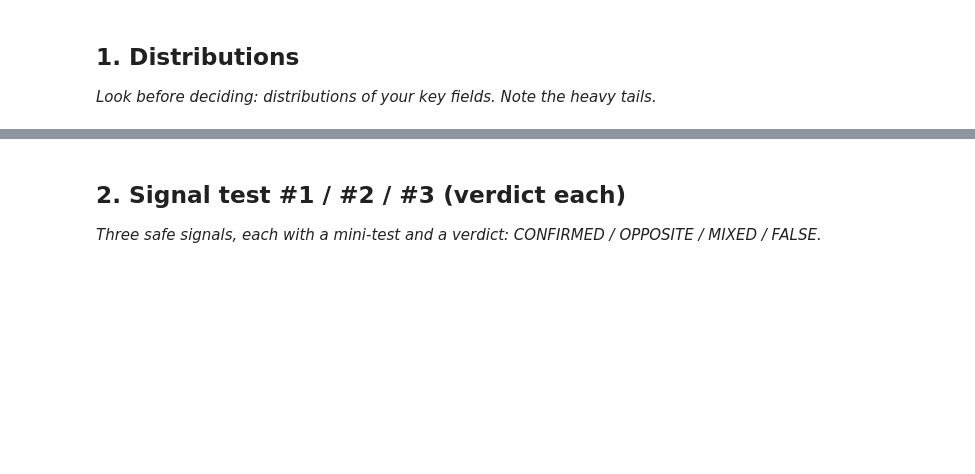
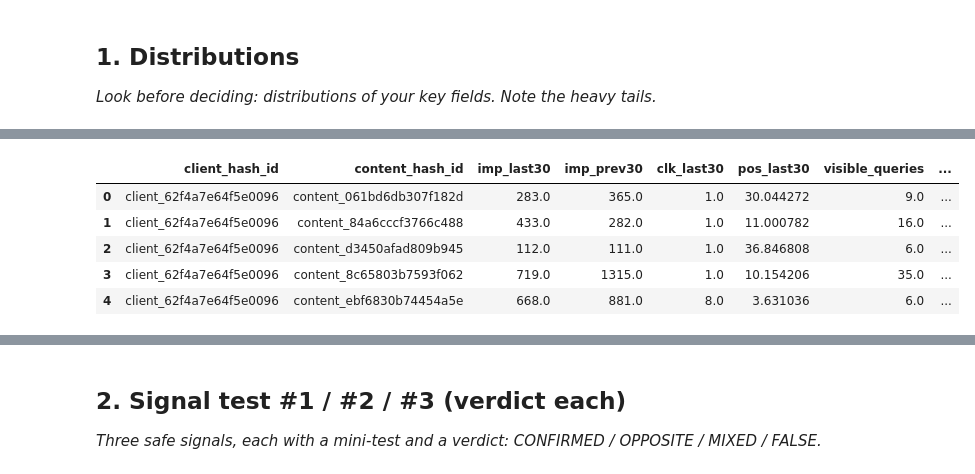
Before and after one commit to YomnaImad07/FlyRank-ML-Internship, a Jupyter notebook: work/notebooks/w04_signal_audit.ipynb, the cells around one changed output, grey strips where cells are left out. Cells and saved outputs as stored; diff of their text form; code cells hidden in the pictures; blank space fills up the shorter version.

```diff
--- a/work/notebooks/w04_signal_audit.ipynb
+++ b/work/notebooks/w04_signal_audit.ipynb
@@ -15,0 +13,89 @@ This skeleton is yours to fill. Work the sections **in order** — each one has
+# %%
+%pip -q install duckdb huggingface_hub
+
+import os, getpass
+HF_TOKEN = os.environ.get('HF_TOKEN')
+if not HF_TOKEN:
+    try:
+        from google.colab import userdata
+        HF_TOKEN = userdata.get('HF_TOKEN')
+    except Exception:
+        pass
+HF_TOKEN = HF_TOKEN or getpass.getpass('Paste your Hugging Face READ token (hf_...): ')
+
+import duckdb
+con = duckdb.connect()
+con.execute(f"CREATE OR REPLACE SECRET hf (TYPE huggingface, TOKEN '{HF_TOKEN}')")
+
+REL = 'hf://datasets/FlyRank/internship-warehouse'
+TABLES = {
+    'dim_clients':       f"read_parquet('{REL}/dim_clients.parquet')",
+    'dim_content':       f"read_parquet('{REL}/dim_content.parquet')",
+    'fact_daily':        f"read_parquet('{REL}/fact_content_daily_performance_sample.parquet')",
+    'fact_query_90d':    f"read_parquet('{REL}/fact_content_query_90d.parquet')",
+}
+
+# نافذة ديناميكية بناءً على المدى الزمني الفعلي (29 يوم متاحين -> half_window ≈ 14)
+span = con.sql(f"""
+    SELECT MIN(report_date) AS min_d, MAX(report_date) AS max_d,
+           DATEDIFF('day', MIN(report_date), MAX(report_date)) AS total_days
+    FROM {TABLES['fact_daily']}
+""").df()
+half_window = span['total_days'].iloc[0] // 2
+print("half_window:", half_window)
+
+FINAL_THRESHOLD = 100  # الأصلي شغال كويس بعد تصحيح الـ interval bug — 77,155 صف
+
+features = con.sql(f"""
+    WITH bounds AS (SELECT MAX(report_date) AS end_d FROM {TABLES['fact_daily']}),
+    windowed AS (
+        SELECT f.client_hash_id, f.content_hash_id,
+               SUM(CASE WHEN f.report_date >  b.end_d - INTERVAL {half_window} DAY THEN f.gsc_impressions ELSE 0 END) AS imp_last30,
+               SUM(CASE WHEN f.report_date <= b.end_d - INTERVAL {half_window} DAY THEN f.gsc_impressions ELSE 0 END) AS imp_prev30,
+               SUM(CASE WHEN f.report_date >  b.end_d - INTERVAL {half_window} DAY THEN f.gsc_clicks ELSE 0 END)      AS clk_last30,
+               AVG(CASE WHEN f.report_date >  b.end_d - INTERVAL {half_window} DAY THEN f.gsc_avg_position END)       AS pos_last30
+        FROM {TABLES['fact_daily']} f, bounds b
+        WHERE f.report_date > b.end_d - INTERVAL {half_window * 2} DAY
+        GROUP BY 1, 2
+        HAVING imp_prev30 >= {FINAL_THRESHOLD}
+    )
+    SELECT * FROM windowed
+""").df()
+
+qsignals = con.sql(f"""
+    SELECT content_hash_id,
+           ANY_VALUE(content_visible_query_count)     AS visible_queries,
+           ANY_VALUE(rare_impressions_share)          AS rare_share,
+           ANY_VALUE(anonymized_impressions_share)    AS anon_share,
+           MAX(impressions_90d)                       AS top_query_impressions,
+           SUM(impressions_90d)                       AS kept_impressions
+    FROM {TABLES['fact_query_90d']}
+    GROUP BY content_hash_id
+""").df()
+
+print(f'features: {len(features):,} rows | qsignals: {len(qsignals):,} rows')
+
+data = features.merge(qsignals, on='content_hash_id', how='left')
+
+volatility = con.sql(f"""
+    WITH bounds AS (SELECT MAX(report_date) AS end_d FROM {TABLES['fact_daily']})
+    SELECT f.content_hash_id, STDDEV(f.gsc_avg_position) AS position_volatility
+    FROM {TABLES['fact_daily']} f, bounds b
+    WHERE f.report_date > b.end_d - INTERVAL {half_window * 2} DAY
+    GROUP BY 1
+""").df()
+data = data.merge(volatility, on='content_hash_id', how='left')
+
+data['top_query_share'] = data['top_query_impressions'] / data['kept_impressions']
+
+fill_cols = ['visible_queries', 'rare_share', 'anon_share', 'top_query_share', 'position_volatility']
+data[fill_cols] = data[fill_cols].fillna(0)
+
+data['is_declining'] = (data['imp_last30'] < 0.8 * data['imp_prev30']).astype(int)
+
+feature_cols = ['imp_prev30', 'visible_queries', 'rare_share',
+                 'anon_share', 'top_query_share', 'position_volatility']
+
+print("data rows:", len(data))
+data.head()
+# %% [output]
@@ -15,0 +105,6 @@ This skeleton is yours to fill. Work the sections **in order** — each one has
+|  | client_hash_id | content_hash_id | imp_last30 | imp_prev30 | clk_last30 | pos_last30 | visible_queries | ... |
+| 0 | client_62f4a7e64f5e0096 | content_061bd6db307f182d | 283.0 | 365.0 | 1.0 | 30.044272 | 9.0 | ... |
+| 1 | client_62f4a7e64f5e0096 | content_84a6cccf3766c488 | 433.0 | 282.0 | 1.0 | 11.000782 | 16.0 | ... |
+| 2 | client_62f4a7e64f5e0096 | content_d3450afad809b945 | 112.0 | 111.0 | 1.0 | 36.846808 | 6.0 | ... |
+| 3 | client_62f4a7e64f5e0096 | content_8c65803b7593f062 | 719.0 | 1315.0 | 1.0 | 10.154206 | 35.0 | ... |
+| 4 | client_62f4a7e64f5e0096 | content_ebf6830b74454a5e | 668.0 | 881.0 | 8.0 | 3.631036 | 6.0 | ... |
```
Also changed, not shown: parts of 15 cells of this notebook.
